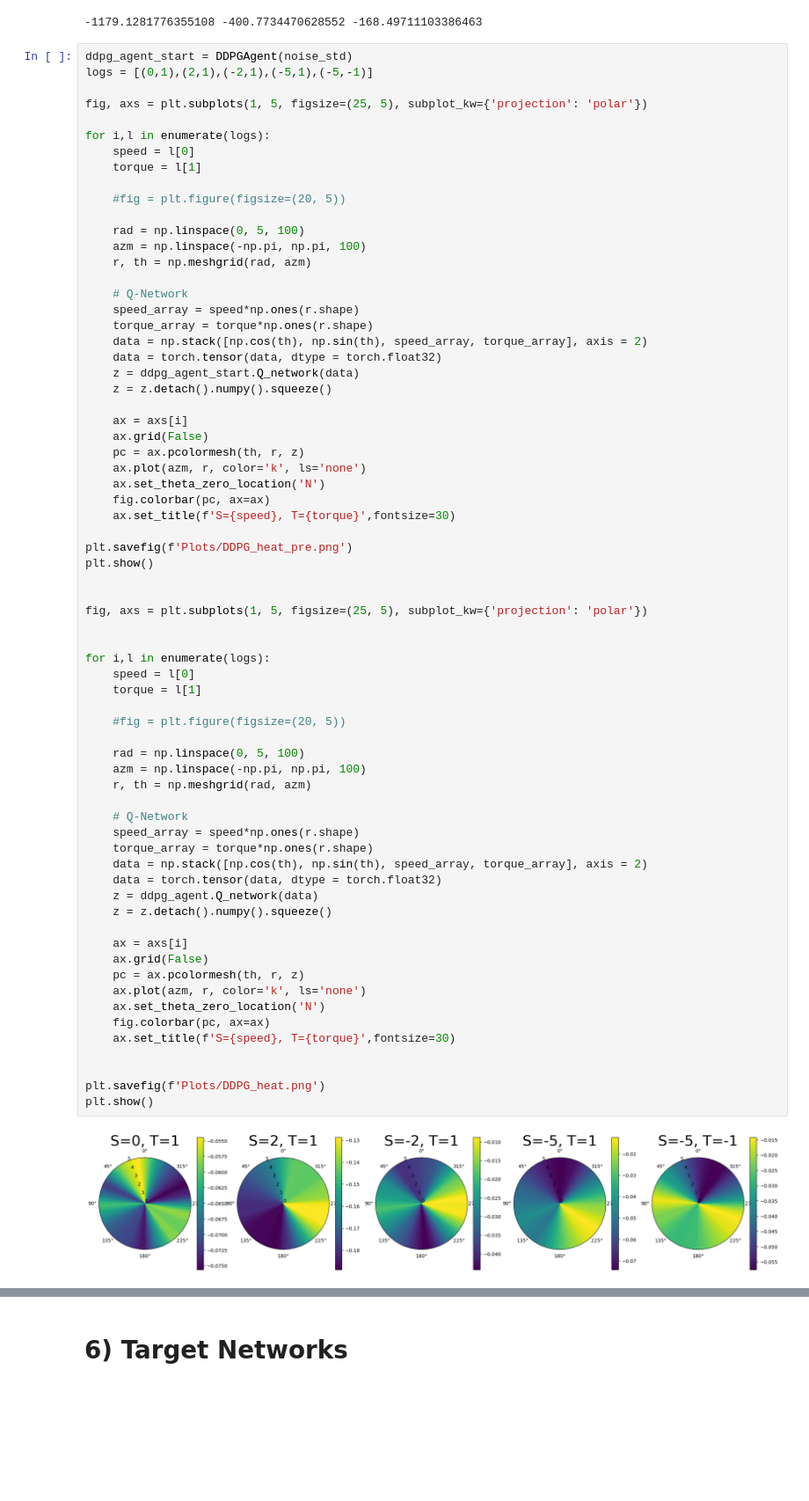
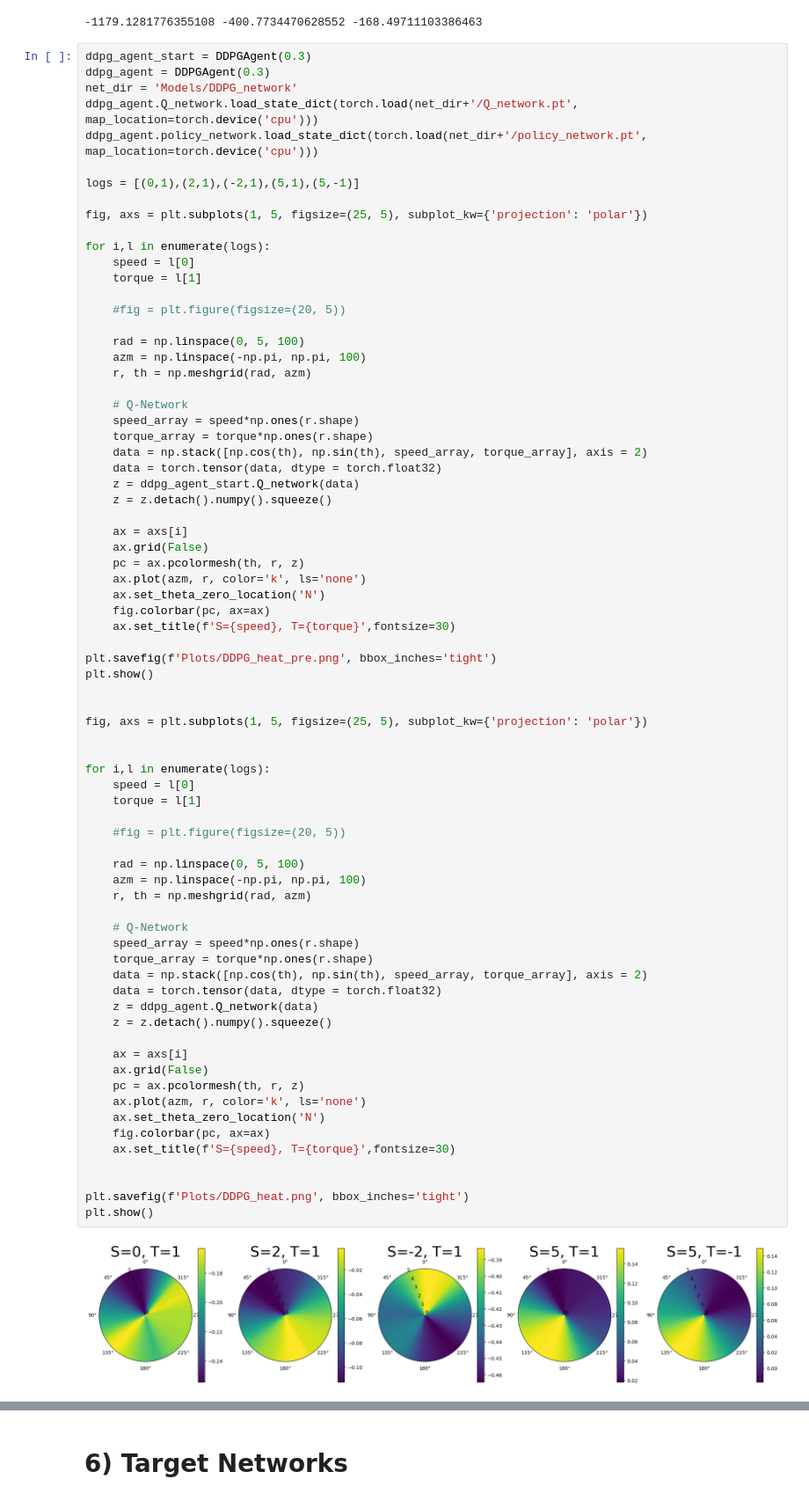
Before and after one commit to francpp/Deep_Deterministic_Policy_Gradient, a Jupyter notebook: DDPG - Copia.ipynb, the cells around one changed output, grey strips where cells are left out. Shown at 88% size. Drawn from its saved outputs; the diff is of its cells as text; blank space fills up the shorter version.

Commit message:
Delete old trained models

```diff
--- a/DDPG - Copia.ipynb
+++ b/DDPG - Copia.ipynb
@@ -538,8 +517,13 @@ print(np.mean(np.sum(rand_rewards, axis = 1), axis = 0), np.mean(np.sum(heur_rew
 [figure]
 -1179.1281776355108 -400.7734470628552 -168.49711103386463
 # %%
-ddpg_agent_start = DDPGAgent(noise_std)
-logs = [(0,1),(2,1),(-2,1),(-5,1),(-5,-1)]
+ddpg_agent_start = DDPGAgent(0.3)
+ddpg_agent = DDPGAgent(0.3)
+net_dir = 'Models/DDPG_network'
+ddpg_agent.Q_network.load_state_dict(torch.load(net_dir+'/Q_network.pt', map_location=torch.device('cpu')))
+ddpg_agent.policy_network.load_state_dict(torch.load(net_dir+'/policy_network.pt', map_location=torch.device('cpu')))
+
+logs = [(0,1),(2,1),(-2,1),(5,1),(5,-1)]
 
 fig, axs = plt.subplots(1, 5, figsize=(25, 5), subplot_kw={'projection': 'polar'})
 
@@ -569,7 +553,7 @@ for i,l in enumerate(logs):
     fig.colorbar(pc, ax=ax)
     ax.set_title(f'S={speed}, T={torque}',fontsize=30)
 
-plt.savefig(f'Plots/DDPG_heat_pre.png')
+plt.savefig(f'Plots/DDPG_heat_pre.png', bbox_inches='tight')
 plt.show()
 
 
@@ -578,32 +562,32 @@ fig, axs = plt.subplots(1, 5, figsize=(25, 5), subplot_kw={'projection': 'polar'
 
 for i,l in enumerate(logs):
     speed = l[0]
     torque = l[1]
 
     #fig = plt.figure(figsize=(20, 5))
 
     rad = np.linspace(0, 5, 100)
     azm = np.linspace(-np.pi, np.pi, 100)
     r, th = np.meshgrid(rad, azm)
 
     # Q-Network
     speed_array = speed*np.ones(r.shape)
     torque_array = torque*np.ones(r.shape)
     data = np.stack([np.cos(th), np.sin(th), speed_array, torque_array], axis = 2)
     data = torch.tensor(data, dtype = torch.float32)
     z = ddpg_agent.Q_network(data)
     z = z.detach().numpy().squeeze()
 
     ax = axs[i]
     ax.grid(False)
     pc = ax.pcolormesh(th, r, z)
     ax.plot(azm, r, color='k', ls='none')
     ax.set_theta_zero_location('N')
     fig.colorbar(pc, ax=ax)
     ax.set_title(f'S={speed}, T={torque}',fontsize=30)
 
 
-plt.savefig(f'Plots/DDPG_heat.png')
+plt.savefig(f'Plots/DDPG_heat.png', bbox_inches='tight')
 plt.show()
 # %% [output]
-[figure, old version]
+[figure, new version]
```
Also changed, not shown: parts of 6 cells of this notebook, 12 other files.
